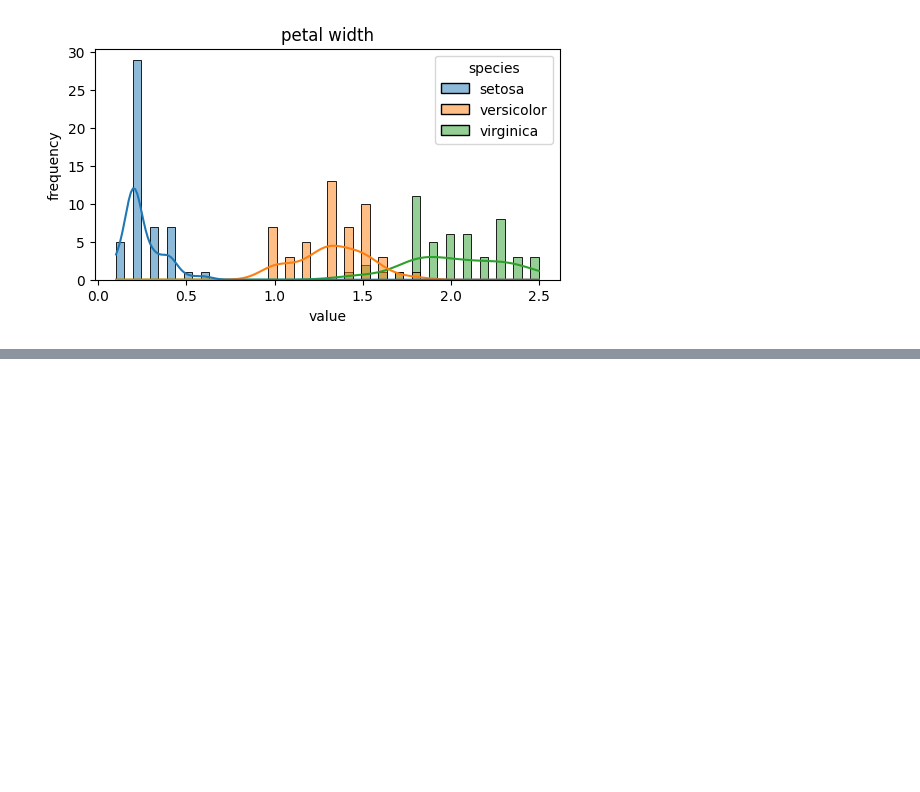
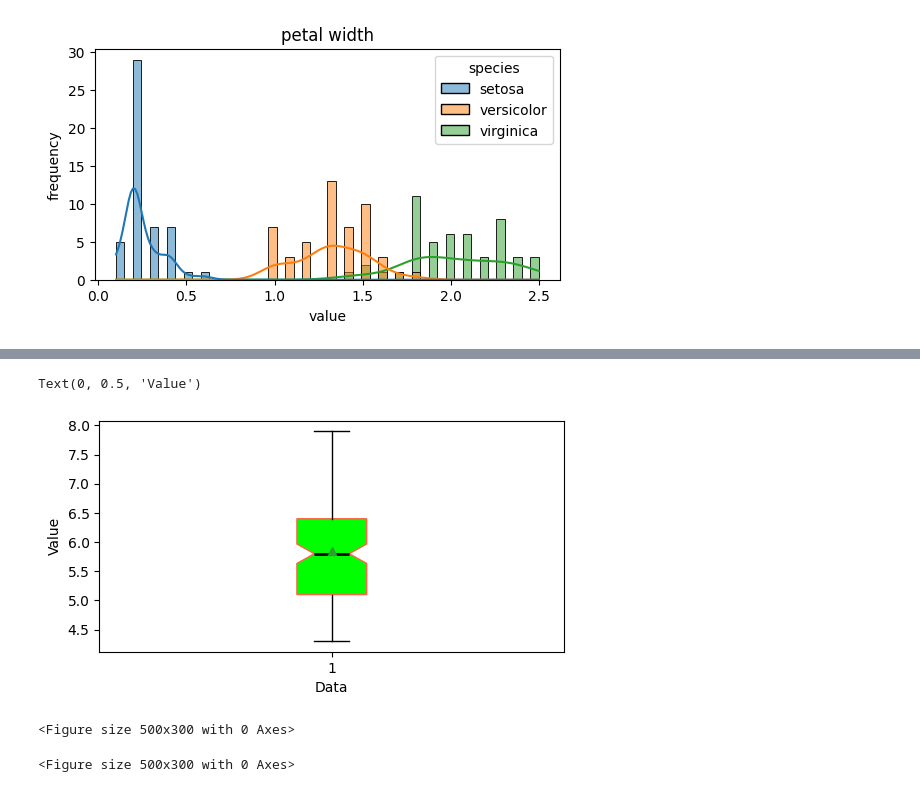
Before and after one commit to Md-Maruf-1727/LearningPractices, a Jupyter notebook: Vizualization/Vizualization1.ipynb, the cells around one changed output, grey strips where cells are left out. Drawn from its saved outputs; the diff is of its cells as text; code cells hidden in the pictures; blank space fills up the shorter version.

```diff
--- a/Vizualization/Vizualization1.ipynb
+++ b/Vizualization/Vizualization1.ipynb
@@ -212,0 +222,22 @@ Text(0.5, 1.0, 'petal width')
+# %%
+#box plot with matplotlib
+plt.figure(figsize=(6,3))
+plt.boxplot(mainiris_data['sepal_length'],
+            label=['Sepal length'],
+            notch=True,
+            patch_artist=True,
+            boxprops=dict(facecolor='lime',color='tomato'),
+            medianprops=dict(color='black', linewidth=2),
+            flierprops=dict(marker='o', color='green'),
+            showmeans=True)
+plt.xlabel('Data')
+plt.ylabel('Value')
+# %% [output]
+Text(0, 0.5, 'Value')
+[figure, added]
+# %%
+plt.figure(figsize=(5,3))
+plt.bosplot
+# %% [output]
+<Figure size 500x300 with 0 Axes>
+<Figure size 500x300 with 0 Axes>
```
Also changed, not shown: parts of 3 cells of this notebook.
